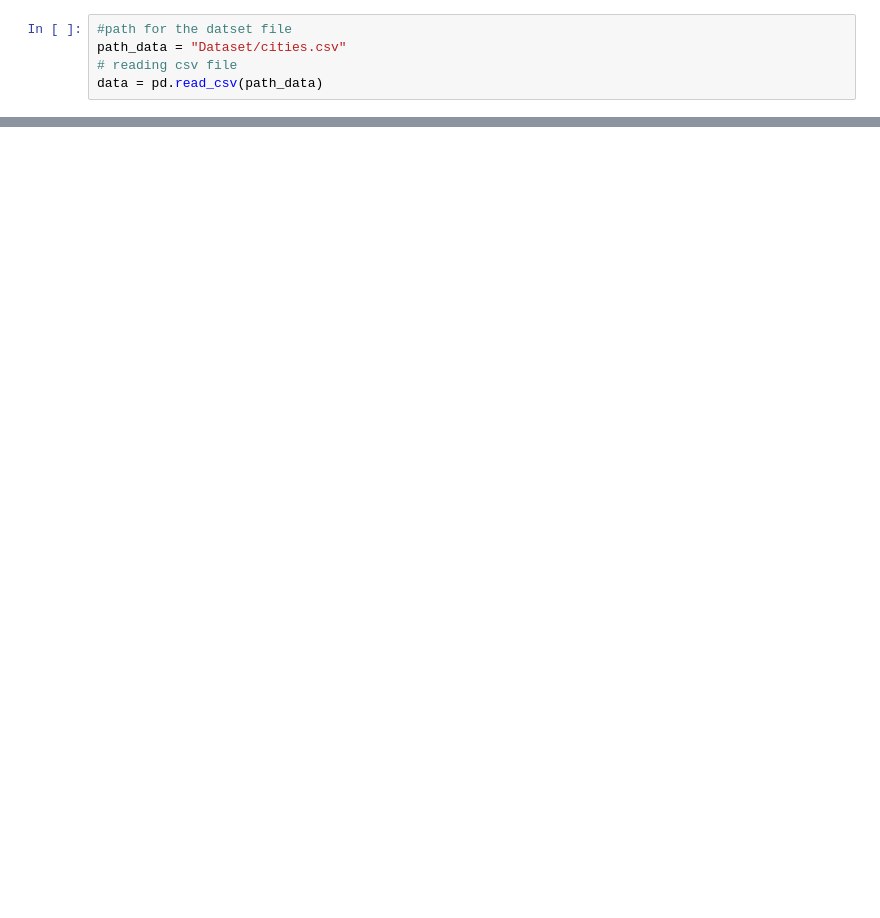
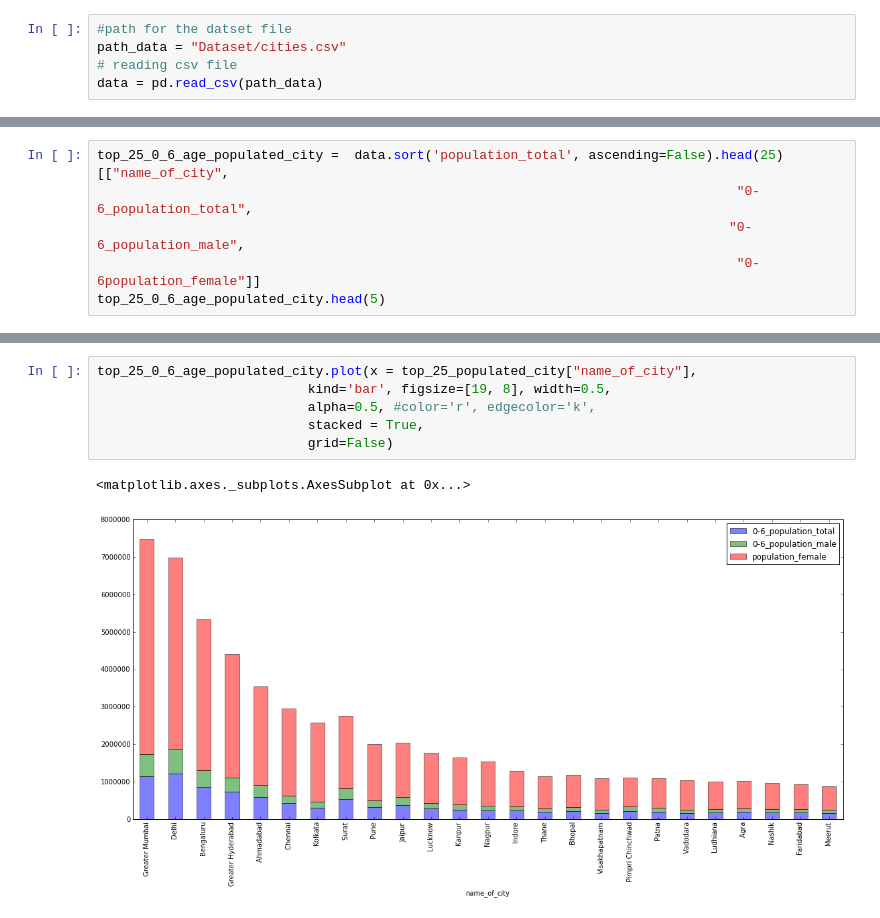
Before and after one commit to ankit864/kaggle, a Jupyter notebook: Top 500 cities India/indian_city.ipynb, the cells around one changed output, grey strips where cells are left out. Drawn from its saved outputs; the diff is of its cells as text; blank space fills up the shorter version.

```diff
--- a/Top 500 cities India/indian_city.ipynb
+++ b/Top 500 cities India/indian_city.ipynb
@@ -40,0 +33,6 @@ top_25_populated_city.plot(x = top_25_populated_city["name_of_city"],
+# %%
+top_25_0_6_age_populated_city =  data.sort('population_total', ascending=False).head(25)[["name_of_city",
+                                                                                  "0-6_population_total",
+                                                                                 "0-6_population_male",
+                                                                                  "0-6population_female"]]
+top_25_0_6_age_populated_city.head(5)
@@ -40,0 +46,9 @@ top_25_populated_city.plot(x = top_25_populated_city["name_of_city"],
+# %%
+top_25_0_6_age_populated_city.plot(x = top_25_populated_city["name_of_city"],
+                           kind='bar', figsize=[19, 8], width=0.5,
+                           alpha=0.5, #color='r', edgecolor='k',
+                           stacked = True,
+                           grid=False)
+# %% [output]
+<matplotlib.axes._subplots.AxesSubplot at 0x...>
+[figure, added]
```
Also changed, not shown: parts of 7 cells of this notebook.
